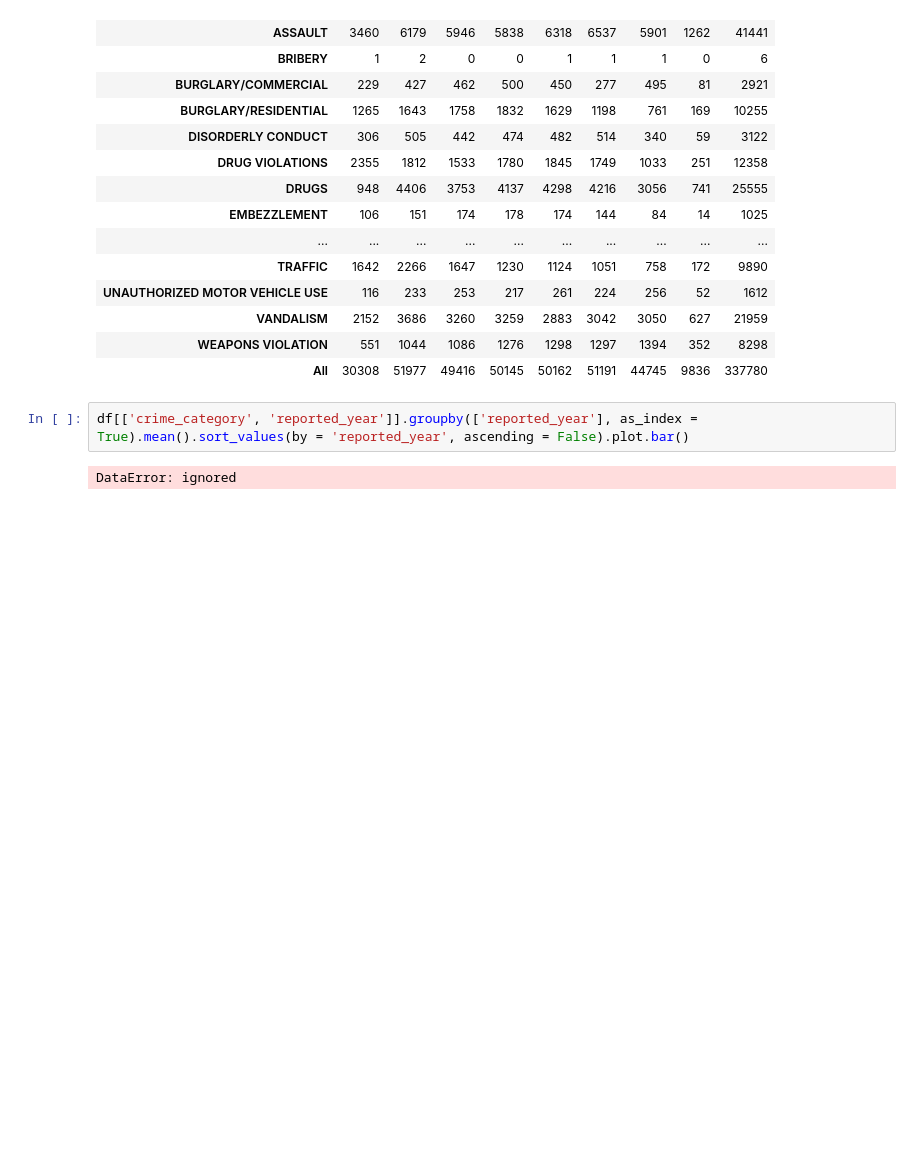
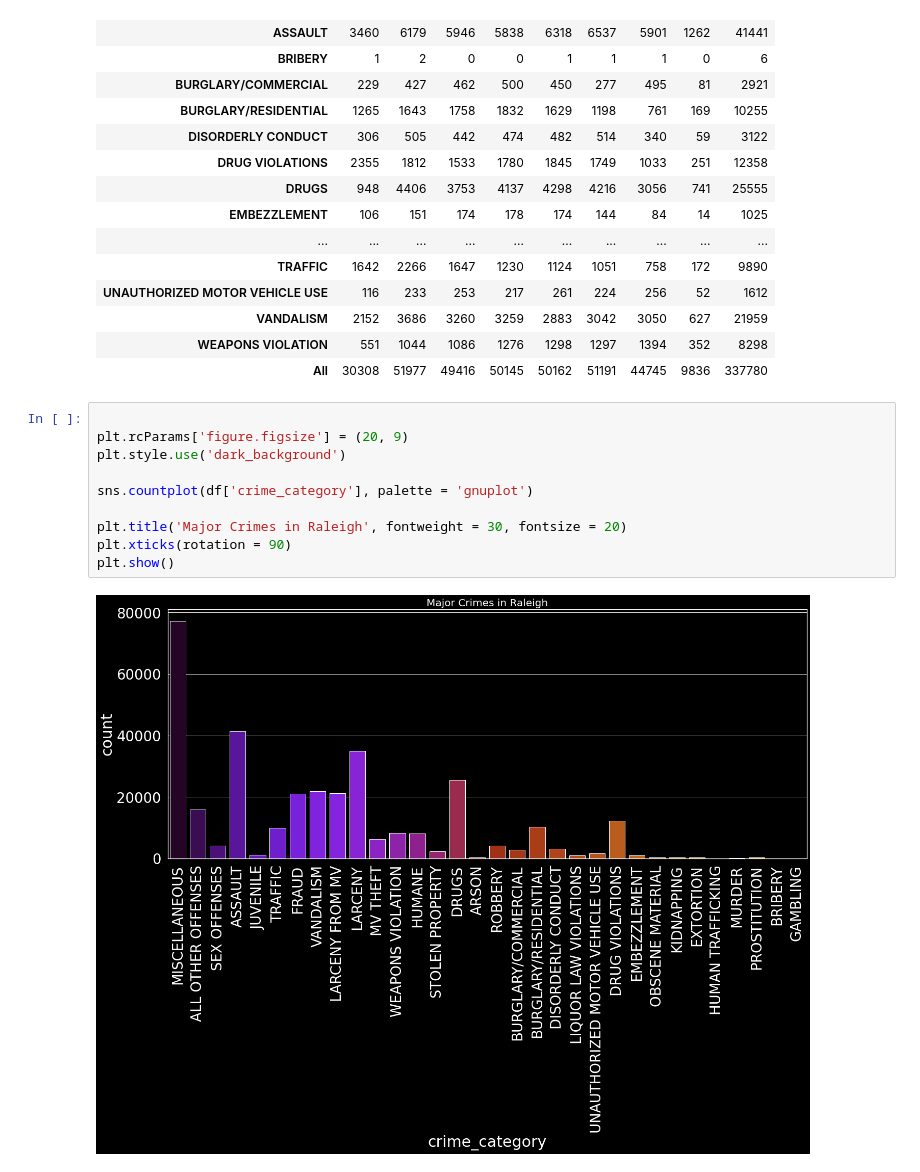
Before and after one commit to kimys0279/NCSU, a Jupyter notebook: Datathon.ipynb, the cells around one changed output. Saved outputs shown, nothing was run; the diff lists cells and outputs as text; blank space fills up the shorter version.

```diff
--- a/Datathon.ipynb
+++ b/Datathon.ipynb
@@ -175,7 +177,15 @@ pd.crosstab(df['crime_category'], df['reported_year'], margins = True).style.bac
 | VANDALISM | 2152 | 3686 | 3260 | 3259 | 2883 | 3042 | 3050 | 627 | 21959 |
 | WEAPONS VIOLATION | 551 | 1044 | 1086 | 1276 | 1298 | 1297 | 1394 | 352 | 8298 |
 | All | 30308 | 51977 | 49416 | 50145 | 50162 | 51191 | 44745 | 9836 | 337780 |
-# %%
-df[['crime_category', 'reported_year']].groupby(['reported_year'], as_index = True).mean().sort_values(by = 'reported_year', ascending = False).plot.bar()
-# %% [output]
-DataError: ignored
+# %%
+
+plt.rcParams['figure.figsize'] = (20, 9)
+plt.style.use('dark_background')
+
+sns.countplot(df['crime_category'], palette = 'gnuplot')
+
+plt.title('Major Crimes in Raleigh', fontweight = 30, fontsize = 20)
+plt.xticks(rotation = 90)
+plt.show()
+# %% [output]
+[figure, added]
```
Also changed, not shown: parts of 11 cells of this notebook.
